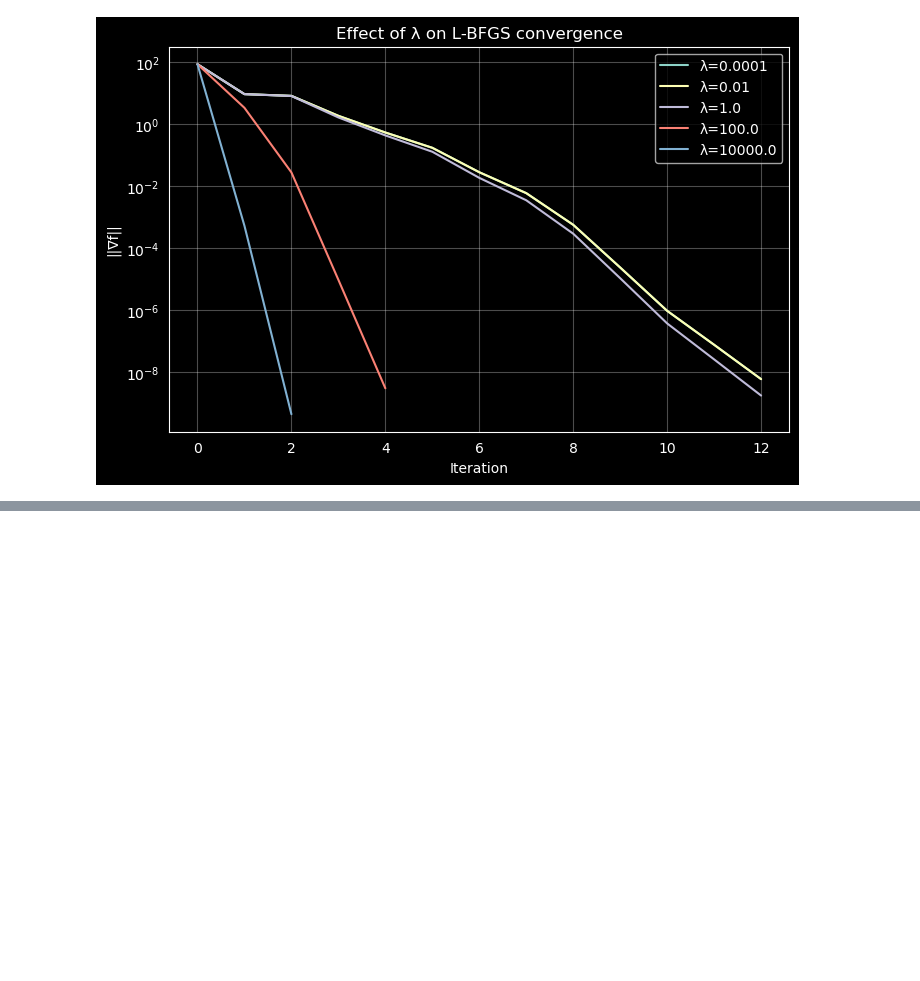
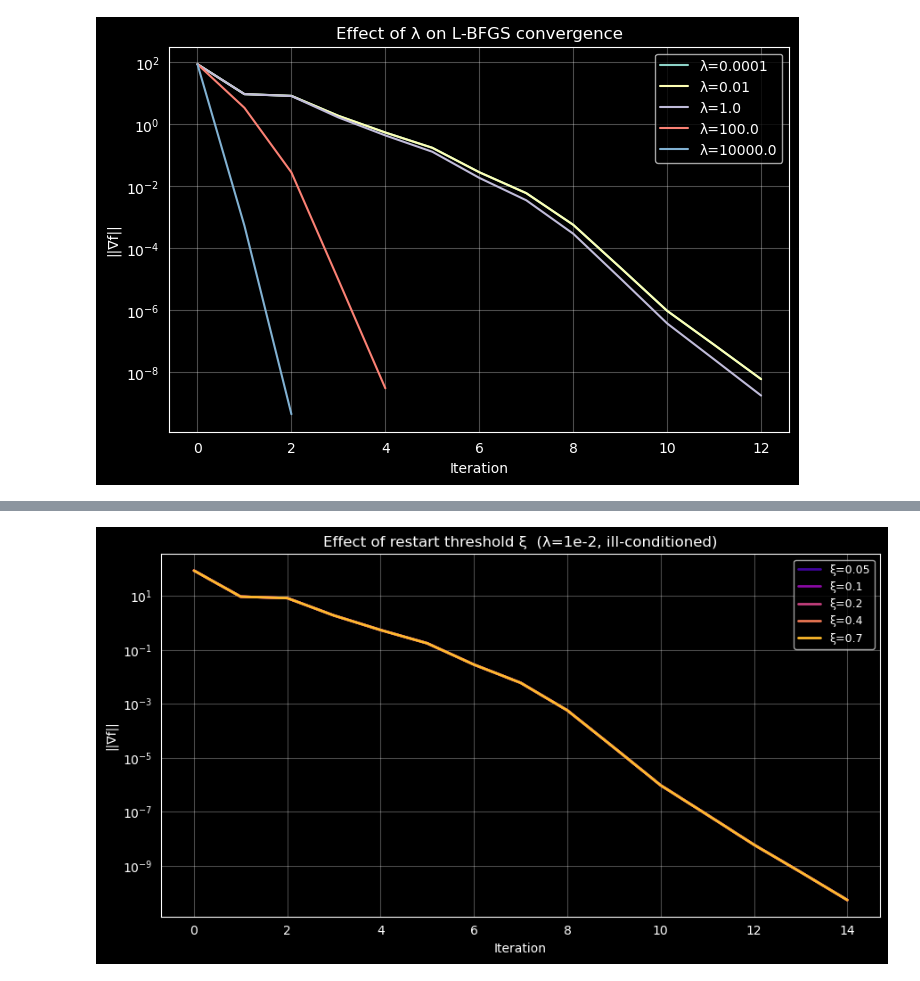
Before and after one commit to GianlucaPanzani/CM-Project-25-26, a Jupyter notebook: 02_lbfgs_experiments.ipynb, the cells around one changed output, grey strips where cells are left out. Cells and saved outputs as stored; diff of their text form; code cells hidden in the pictures; blank space fills up the shorter version.

```diff
--- a/02_lbfgs_experiments.ipynb
+++ b/02_lbfgs_experiments.ipynb
@@ -185,0 +393,22 @@ plt.show()
+# %%
+# ── Effect of xi across values ──────────────────────────────────
+xi_values = [0.05, 0.10, 0.20, 0.40, 0.70]
+xi_colors  = plt.cm.plasma(np.linspace(0.1, 0.85, len(xi_values)))
+
+lam_val = 1e-2   # most informative: ill-conditioned
+w_s, _, _ = solve_exact(X, y, lam_val)
+
+print(f"Effect of restart_xi — λ={lam_val}")
+print(f"  {'xi':<8} {'iter':>7}  {'restarts':>9}  {'||w-w*||':>12}")
+
+results_xi = {}
+for xi_v in xi_values:
+    w_xi, h_xi, _ = lbfgs_optimize(
+        X, y, lam_val, m_history=10, tol=1e-12,
+        tol_type='relative', line_search='exact',
+        h0_scaling='nocedal', use_restart=True,
+        restart_xi=xi_v, verbose=False, max_iter=100_000)
+    err = np.linalg.norm(w_xi - w_s)
+    results_xi[xi_v] = h_xi
+    print(f"  {xi_v:<8.2f} {len(h_xi['f'])-1:>7}  "
+          f"{len(h_xi['restarts']):>9}  {err:>12.2e}")
@@ -185,0 +423,14 @@ plt.show()
+# %%
+fig, ax = plt.subplots(figsize=(9, 5))
+
+for xi_v, col in zip(xi_values, xi_colors):
+    h = results_xi[xi_v]
+    ax.semilogy(h['grad_norm'], lw=2, color=col, label=f'ξ={xi_v}')
+
+ax.set(xlabel='Iteration', ylabel='||∇f||',
+       title='Effect of restart threshold ξ  (λ=1e-2, ill-conditioned)')
+ax.legend(fontsize=9); ax.grid(alpha=0.3)
+plt.tight_layout()
+plt.show()
+# %% [output]
+[figure, added]
```
Also changed, not shown: parts of 27 cells of this notebook, 1 other file.
